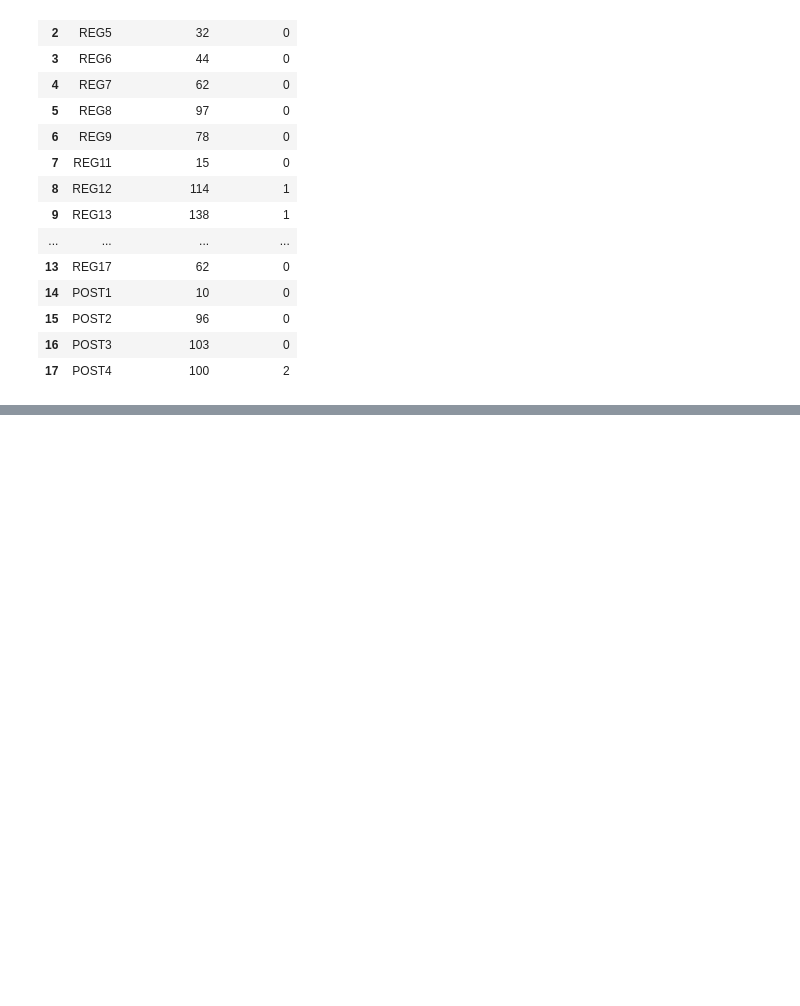
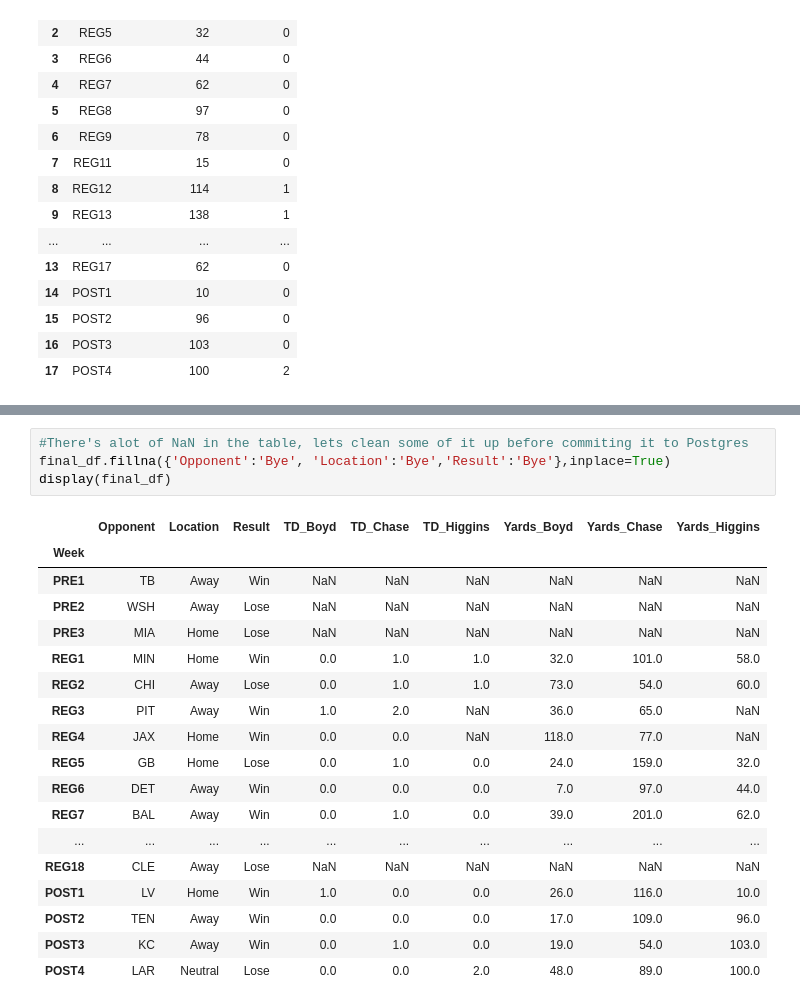
Before and after one commit to HussHam/mindex_data_test, a Jupyter notebook: bengals_script.ipynb, the cells around one changed output, grey strips where cells are left out. Cells and saved outputs as stored; diff of their text form; blank space fills up the shorter version.

```diff
--- a/bengals_script.ipynb
+++ b/bengals_script.ipynb
@@ -194,0 +193,23 @@ display(final_df)
+# %%
+#There's alot of NaN in the table, lets clean some of it up before commiting it to Postgres
+final_df.fillna({'Opponent':'Bye', 'Location':'Bye','Result':'Bye'},inplace=True)
+display(final_df)
+# %% [output]
+|  | Opponent | Location | Result | TD_Boyd | TD_Chase | TD_Higgins | Yards_Boyd | Yards_Chase | Yards_Higgins |
+| Week |  |  |  |  |  |  |  |  |  |
+| PRE1 | TB | Away | Win | NaN | NaN | NaN | NaN | NaN | NaN |
+| PRE2 | WSH | Away | Lose | NaN | NaN | NaN | NaN | NaN | NaN |
+| PRE3 | MIA | Home | Lose | NaN | NaN | NaN | NaN | NaN | NaN |
+| REG1 | MIN | Home | Win | 0.0 | 1.0 | 1.0 | 32.0 | 101.0 | 58.0 |
+| REG2 | CHI | Away | Lose | 0.0 | 1.0 | 1.0 | 73.0 | 54.0 | 60.0 |
+| REG3 | PIT | Away | Win | 1.0 | 2.0 | NaN | 36.0 | 65.0 | NaN |
+| REG4 | JAX | Home | Win | 0.0 | 0.0 | NaN | 118.0 | 77.0 | NaN |
+| REG5 | GB | Home | Lose | 0.0 | 1.0 | 0.0 | 24.0 | 159.0 | 32.0 |
+| REG6 | DET | Away | Win | 0.0 | 0.0 | 0.0 | 7.0 | 97.0 | 44.0 |
+| REG7 | BAL | Away | Win | 0.0 | 1.0 | 0.0 | 39.0 | 201.0 | 62.0 |
+| ... | ... | ... | ... | ... | ... | ... | ... | ... | ... |
+| REG18 | CLE | Away | Lose | NaN | NaN | NaN | NaN | NaN | NaN |
+| POST1 | LV | Home | Win | 1.0 | 0.0 | 0.0 | 26.0 | 116.0 | 10.0 |
+| POST2 | TEN | Away | Win | 0.0 | 0.0 | 0.0 | 17.0 | 109.0 | 96.0 |
+| POST3 | KC | Away | Win | 0.0 | 1.0 | 0.0 | 19.0 | 54.0 | 103.0 |
+| POST4 | LAR | Neutral | Lose | 0.0 | 0.0 | 2.0 | 48.0 | 89.0 | 100.0 |
```
Also changed, not shown: parts of 7 cells of this notebook.
